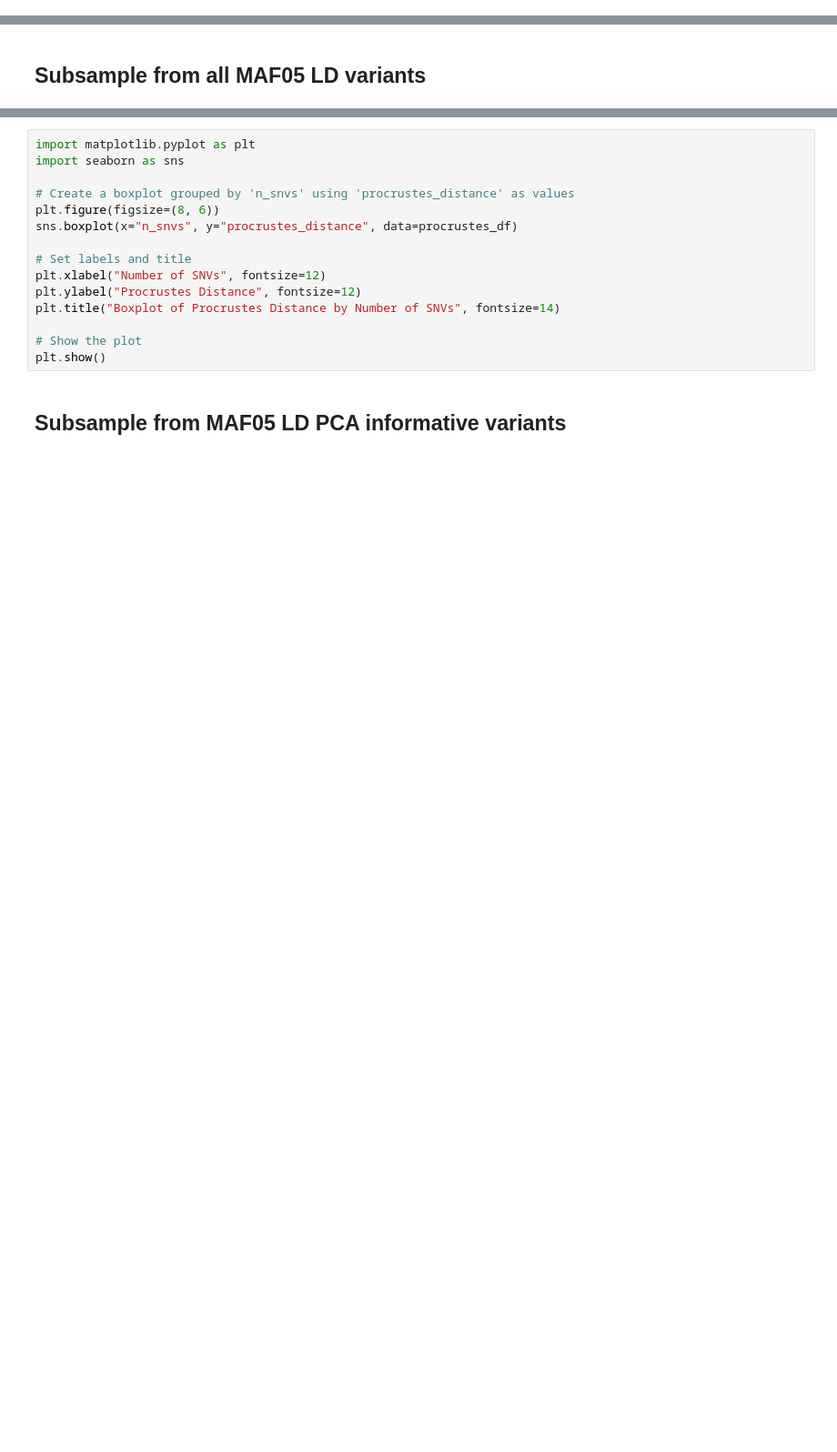
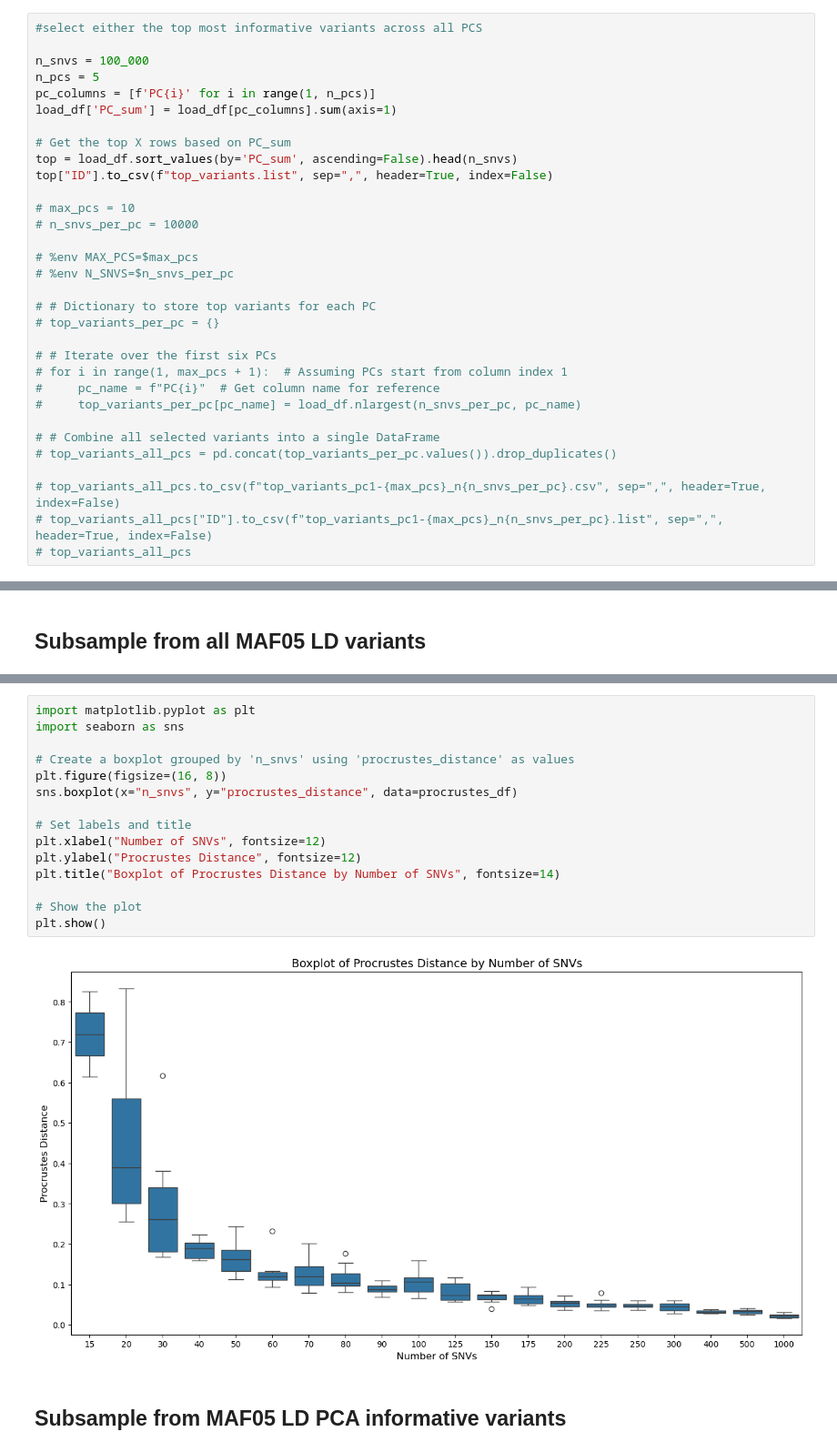
Before and after one commit to nealplatt/schisto_aim_panel, a Jupyter notebook: code/aim_panel_development.ipynb, the cells around one changed output, grey strips where cells are left out. Shown at 91% size. Cells and saved outputs as stored; diff of their text form; blank space fills up the shorter version.

```diff
--- a/code/aim_panel_development.ipynb
+++ b/code/aim_panel_development.ipynb
@@ -366,0 +193,32 @@ plt.show()
+# %%
+#select either the top most informative variants across all PCS
+
+n_snvs = 100_000
+n_pcs = 5
+pc_columns = [f'PC{i}' for i in range(1, n_pcs)]
+load_df['PC_sum'] = load_df[pc_columns].sum(axis=1)
+
+# Get the top X rows based on PC_sum
+top = load_df.sort_values(by='PC_sum', ascending=False).head(n_snvs)
+top["ID"].to_csv(f"top_variants.list", sep=",", header=True, index=False)
+
+# max_pcs = 10
+# n_snvs_per_pc = 10000
+
+# %env MAX_PCS=$max_pcs
+# %env N_SNVS=$n_snvs_per_pc
+
+# # Dictionary to store top variants for each PC
+# top_variants_per_pc = {}
+
+# # Iterate over the first six PCs
+# for i in range(1, max_pcs + 1):  # Assuming PCs start from column index 1
+#     pc_name = f"PC{i}"  # Get column name for reference
+#     top_variants_per_pc[pc_name] = load_df.nlargest(n_snvs_per_pc, pc_name)
+
+# # Combine all selected variants into a single DataFrame
+# top_variants_all_pcs = pd.concat(top_variants_per_pc.values()).drop_duplicates()
+
+# top_variants_all_pcs.to_csv(f"top_variants_pc1-{max_pcs}_n{n_snvs_per_pc}.csv", sep=",", header=True, index=False)
+# top_variants_all_pcs["ID"].to_csv(f"top_variants_pc1-{max_pcs}_n{n_snvs_per_pc}.list", sep=",", header=True, index=False)
+# top_variants_all_pcs
@@ -484,18 +629,20 @@ procrustes_df.to_csv("all.procrustes_distances.csv", index=False)
 # %%
 import matplotlib.pyplot as plt
 import seaborn as sns
 
 # Create a boxplot grouped by 'n_snvs' using 'procrustes_distance' as values
-plt.figure(figsize=(8, 6))
+plt.figure(figsize=(16, 8))
 sns.boxplot(x="n_snvs", y="procrustes_distance", data=procrustes_df)
 
 # Set labels and title
 plt.xlabel("Number of SNVs", fontsize=12)
 plt.ylabel("Procrustes Distance", fontsize=12)
 plt.title("Boxplot of Procrustes Distance by Number of SNVs", fontsize=14)
 
 # Show the plot
 plt.show()
+# %% [output]
+[figure, added]
 # %% [markdown]
 ## Subsample from MAF05 LD PCA informative variants
 # %%
```
Also changed, not shown: parts of 26 cells of this notebook.
